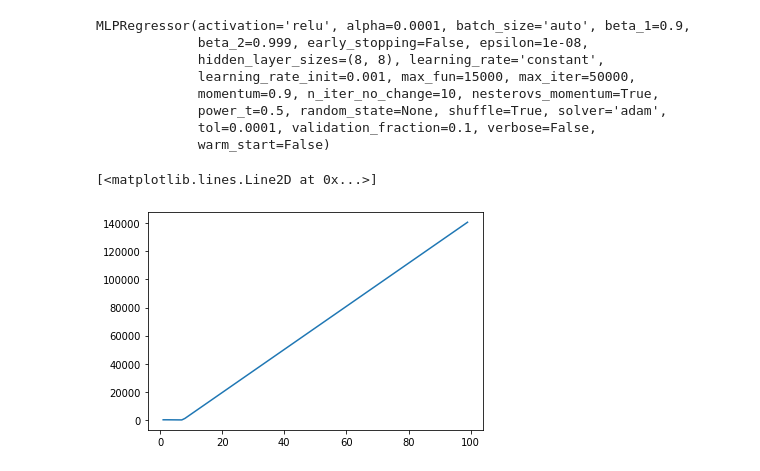
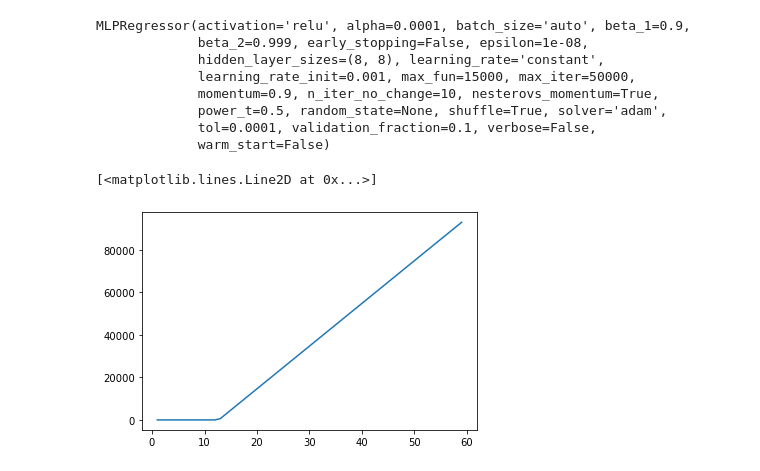
Before and after one commit to Pedrag1234/FEUP_IART_TP2, a Jupyter notebook: src/Neural Network .ipynb, the cells around one changed output. Saved outputs shown, nothing was run; the diff lists cells and outputs as text; code cells hidden in the pictures.

```diff
--- a/src/Neural Network .ipynb
+++ b/src/Neural Network .ipynb
@@ -126,13 +132,13 @@ MLPRegressor(activation='relu', alpha=0.0001, batch_size='auto', beta_1=0.9,
 # %%
 import numpy as np
 
-b=np.arange(1,100)
-a=np.arange(1,100)
+b=np.arange(1,60)
+a=np.arange(1,60)
 
-for i in range(99):
+for i in range(59):
     b[i]=regr_2.predict([[a[i]]])[0]
 
 plt.plot(a,b)
 # %% [output]
 [<matplotlib.lines.Line2D at 0x...>]
-[figure, old version]
+[figure, new version]
```
Also changed, not shown: parts of 8 cells of this notebook, 1 other file.
